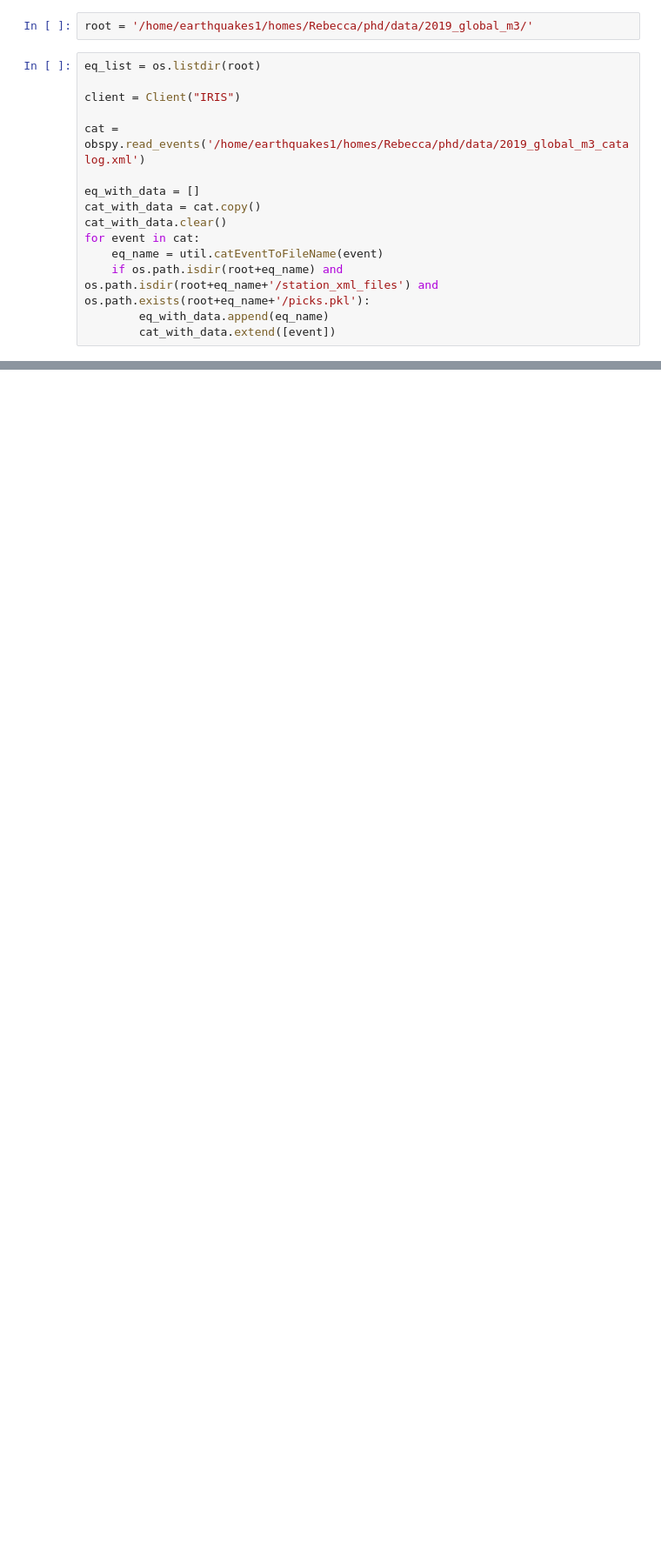
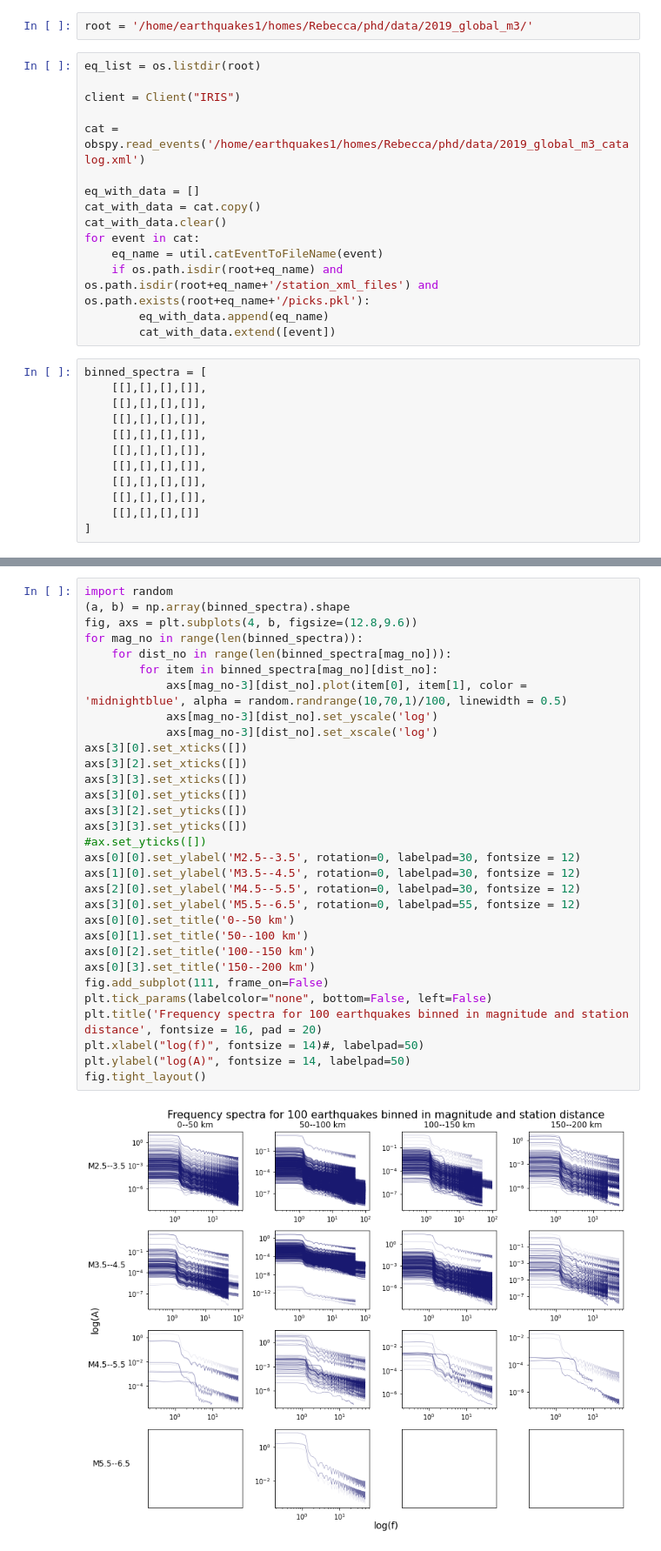
Before and after one commit to RebeccaColquhoun/seismo_det, a Jupyter notebook: code/mass_spectra_analysis.ipynb, the cells around one changed output, grey strips where cells are left out. Shown at 87% size. Drawn from its saved outputs; the diff is of its cells as text; blank space fills up the shorter version.

```diff
--- a/code/mass_spectra_analysis.ipynb
+++ b/code/mass_spectra_analysis.ipynb
@@ -29,4 +31,16 @@ for event in cat:
     if os.path.isdir(root+eq_name) and os.path.isdir(root+eq_name+'/station_xml_files') and os.path.exists(root+eq_name+'/picks.pkl'):
         eq_with_data.append(eq_name)
         cat_with_data.extend([event])
+# %%
+binned_spectra = [
+    [[],[],[],[]],
+    [[],[],[],[]],
+    [[],[],[],[]],
+    [[],[],[],[]],
+    [[],[],[],[]],
+    [[],[],[],[]],
+    [[],[],[],[]],
+    [[],[],[],[]],
+    [[],[],[],[]]
+]
 # %%
@@ -105,0 +276,33 @@ for eq_name in eq_with_data[0:10]:
+# %%
+import random
+(a, b) = np.array(binned_spectra).shape
+fig, axs = plt.subplots(4, b, figsize=(12.8,9.6))
+for mag_no in range(len(binned_spectra)):
+    for dist_no in range(len(binned_spectra[mag_no])):
+        for item in binned_spectra[mag_no][dist_no]:
+            axs[mag_no-3][dist_no].plot(item[0], item[1], color = 'midnightblue', alpha = random.randrange(10,70,1)/100, linewidth = 0.5)
+            axs[mag_no-3][dist_no].set_yscale('log')
+            axs[mag_no-3][dist_no].set_xscale('log')
+axs[3][0].set_xticks([])
+axs[3][2].set_xticks([])
+axs[3][3].set_xticks([])
+axs[3][0].set_yticks([])
+axs[3][2].set_yticks([])
+axs[3][3].set_yticks([])
+#ax.set_yticks([])
+axs[0][0].set_ylabel('M2.5--3.5', rotation=0, labelpad=30, fontsize = 12)
+axs[1][0].set_ylabel('M3.5--4.5', rotation=0, labelpad=30, fontsize = 12)
+axs[2][0].set_ylabel('M4.5--5.5', rotation=0, labelpad=30, fontsize = 12)
+axs[3][0].set_ylabel('M5.5--6.5', rotation=0, labelpad=55, fontsize = 12)
+axs[0][0].set_title('0--50 km')
+axs[0][1].set_title('50--100 km')
+axs[0][2].set_title('100--150 km')
+axs[0][3].set_title('150--200 km')
+fig.add_subplot(111, frame_on=False)
+plt.tick_params(labelcolor="none", bottom=False, left=False)
+plt.title('Frequency spectra for 100 earthquakes binned in magnitude and station distance', fontsize = 16, pad = 20)
+plt.xlabel("log(f)", fontsize = 14)#, labelpad=50)
+plt.ylabel("log(A)", fontsize = 14, labelpad=50)
+fig.tight_layout()
+# %% [output]
+[figure, added]
```
Also changed, not shown: parts of 5 cells of this notebook, 4 other files.
